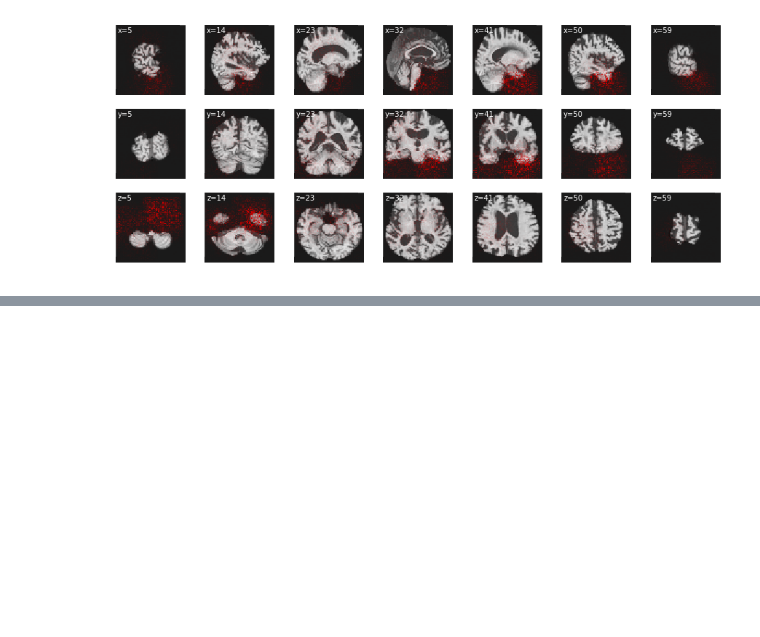
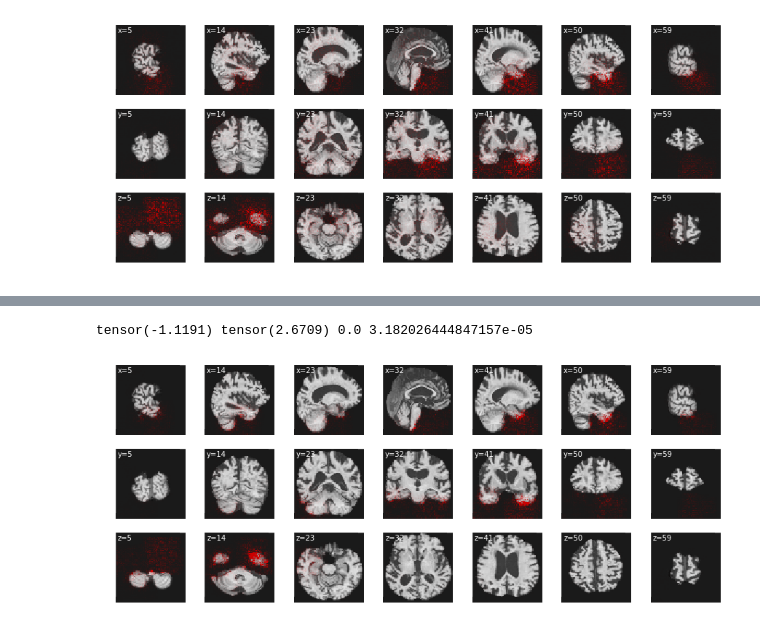
Before and after one commit to kathyfan/cs231n-adni, a Jupyter notebook: new_code/glm.ipynb, the cells around one changed output, grey strips where cells are left out. Drawn from its saved outputs; the diff is of its cells as text; code cells hidden in the pictures; blank space fills up the shorter version.

```diff
--- a/new_code/glm.ipynb
+++ b/new_code/glm.ipynb
@@ -415,0 +418,2 @@ tensor(-1.1191) tensor(2.6709) 3.907985e-13 4.064317332086e-05
+# %%
+confounder_backprop = interpretation.guided_backprop(confounder_mod, test_data[220], cuda=False, verbose=True)
@@ -415,0 +434,6 @@ tensor(-1.1191) tensor(2.6709) 3.907985e-13 4.064317332086e-05
+# %%
+vis_utils.plot_slices(test_data[220][0], overlay=confounder_backprop[0],
+                  overlay_vmax=np.percentile(confounder_backprop, 99.9))
+# %% [output]
+tensor(-1.1191) tensor(2.6709) 0.0 3.182026444847157e-05
+[figure, added]
```
Also changed, not shown: parts of 14 cells of this notebook.
